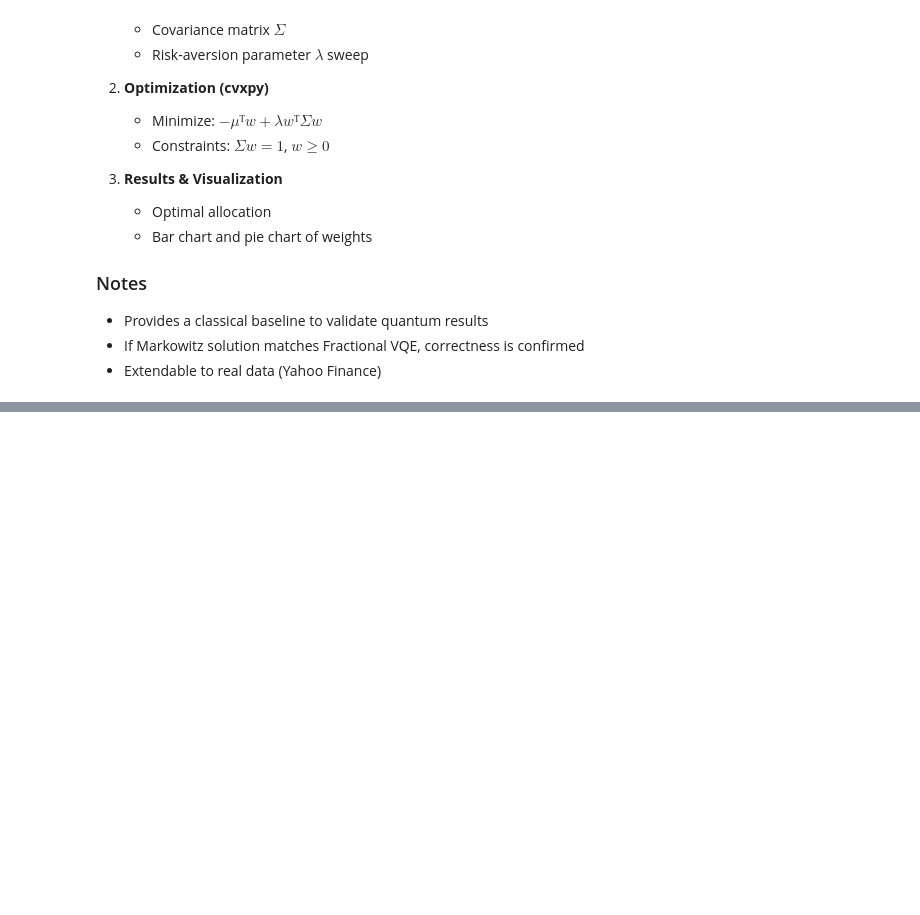
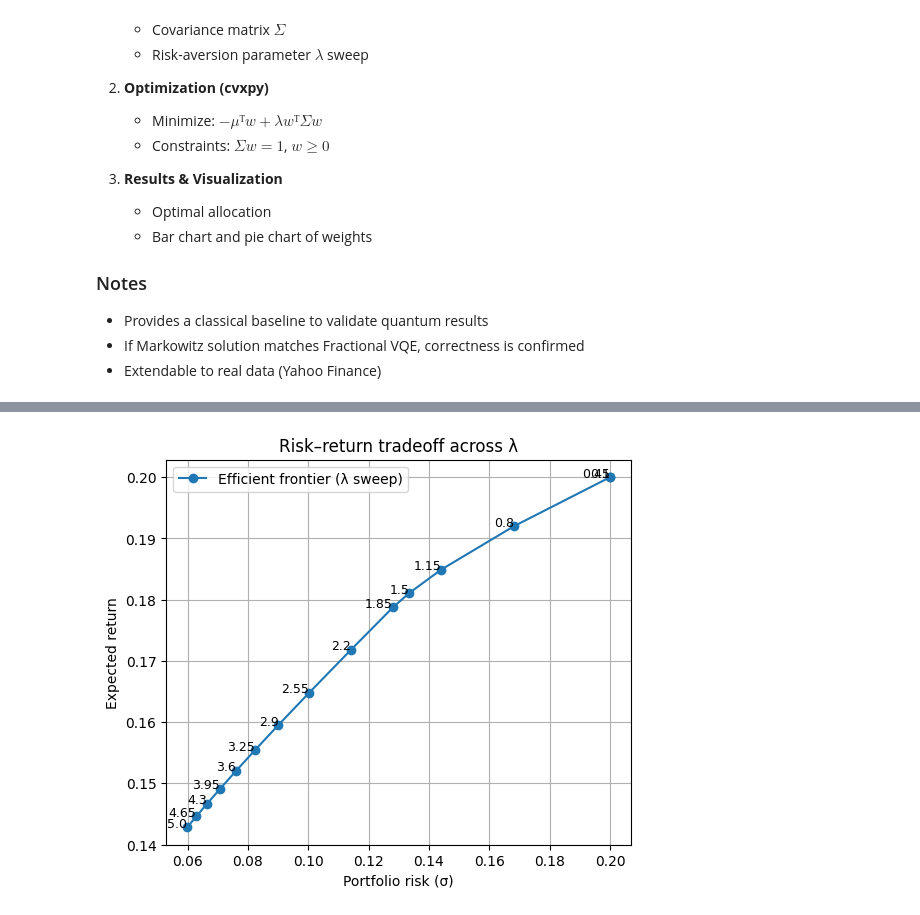
Before and after one commit to SidRichardsQuantum/VQE_Portfolio_Optimization, a Jupyter notebook: notebooks/Markowitz_Portfolio.ipynb, the cells around one changed output, grey strips where cells are left out. Saved outputs shown, nothing was run; the diff lists cells and outputs as text; code cells hidden in the pictures; blank space fills up the shorter version.

```diff
--- a/notebooks/Markowitz_Portfolio.ipynb
+++ b/notebooks/Markowitz_Portfolio.ipynb
@@ -95,0 +114,28 @@ plt.show()
+# %%
+# Risk–Return Tradeoff (Markowitz λ sweep)
+# For each λ, compute expected return and risk (variance) of the optimized portfolio.
+
+returns = []
+risks = []
+
+for w_val in allocations:
+    R = mu @ w_val
+    sigma2 = w_val.T @ Sigma @ w_val
+    returns.append(R)
+    risks.append(np.sqrt(sigma2))
+
+plt.figure(figsize=(6,5))
+plt.plot(risks, returns, "o-", label="Efficient frontier (λ sweep)")
+for i, lam in enumerate(lambdas):
+    plt.text(risks[i], returns[i], f"{lam}", fontsize=9, ha="right")
+
+plt.xlabel("Portfolio risk (σ)")
+plt.ylabel("Expected return")
+plt.title("Risk–return tradeoff across λ")
+plt.grid(True)
+plt.legend()
+
+plt.savefig("images/Markowitz_Risk_Return.png", dpi=200, bbox_inches="tight")
+plt.show()
+# %% [output]
+[figure, added]
```
Also changed, not shown: parts of 2 cells of this notebook, 2 other files.
